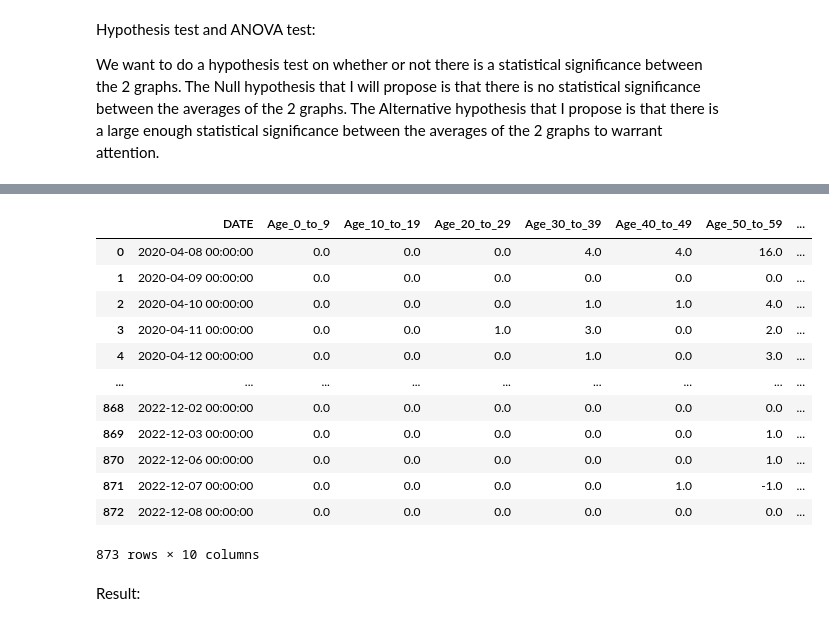
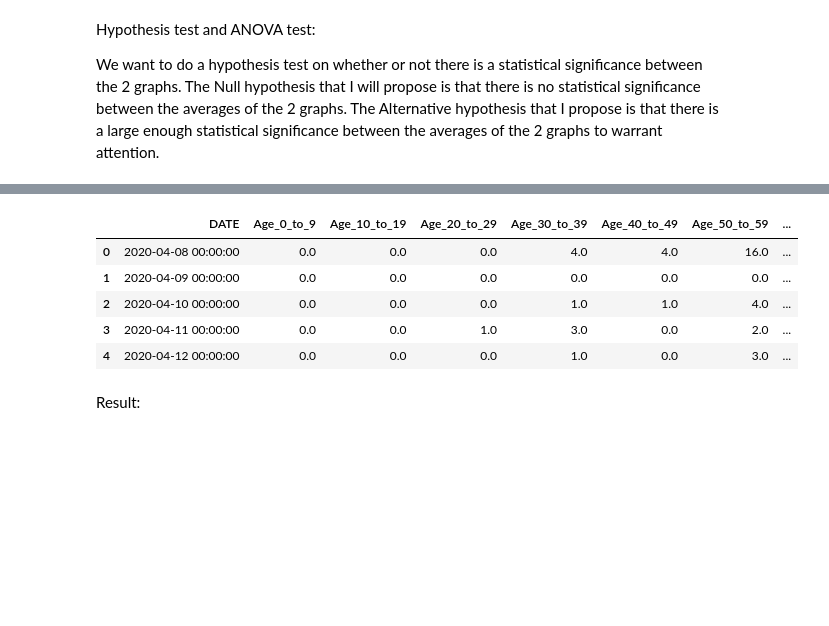
Before and after one commit to Pedro-Jose-da-Rocha-Mendonca/pedro-jose-da-rocha-mendonca.github.io, a Jupyter notebook: Main.ipynb, the cells around one changed output, grey strips where cells are left out. Cells and saved outputs as stored; diff of their text form; code cells hidden in the pictures; blank space fills up the shorter version.

```diff
--- a/Main.ipynb
+++ b/Main.ipynb
@@ -142,31 +124,24 @@ cases_data_set
 # %%
 # normalizing data for anova test
 for index in range(len(death_data_set) - 1, -1, -1):
     if index > 0:
         death_data_set.iat[index, 1] = death_data_set.iat[index, 1] - death_data_set.iat[index - 1, 1]
         death_data_set.iat[index, 2] = death_data_set.iat[index, 2] - death_data_set.iat[index - 1, 2]
         death_data_set.iat[index, 3] = death_data_set.iat[index, 3] - death_data_set.iat[index - 1, 3]
         death_data_set.iat[index, 4] = death_data_set.iat[index, 4] - death_data_set.iat[index - 1, 4]
         death_data_set.iat[index, 5] = death_data_set.iat[index, 5] - death_data_set.iat[index - 1, 5]
         death_data_set.iat[index, 6] = death_data_set.iat[index, 6] - death_data_set.iat[index - 1, 6]
         death_data_set.iat[index, 7] = death_data_set.iat[index, 7] - death_data_set.iat[index - 1, 7]
         death_data_set.iat[index, 8] = death_data_set.iat[index, 8] - death_data_set.iat[index - 1, 8]
         death_data_set.iat[index, 9] = death_data_set.iat[index, 9] - death_data_set.iat[index - 1, 9]
-death_data_set
+death_data_set.head()
 # %% [output]
 |  | DATE | Age_0_to_9 | Age_10_to_19 | Age_20_to_29 | Age_30_to_39 | Age_40_to_49 | Age_50_to_59 | ... |
 | 0 | 2020-04-08 00:00:00 | 0.0 | 0.0 | 0.0 | 4.0 | 4.0 | 16.0 | ... |
 | 1 | 2020-04-09 00:00:00 | 0.0 | 0.0 | 0.0 | 0.0 | 0.0 | 0.0 | ... |
 | 2 | 2020-04-10 00:00:00 | 0.0 | 0.0 | 0.0 | 1.0 | 1.0 | 4.0 | ... |
 | 3 | 2020-04-11 00:00:00 | 0.0 | 0.0 | 1.0 | 3.0 | 0.0 | 2.0 | ... |
 | 4 | 2020-04-12 00:00:00 | 0.0 | 0.0 | 0.0 | 1.0 | 0.0 | 3.0 | ... |
-| ... | ... | ... | ... | ... | ... | ... | ... | ... |
-| 868 | 2022-12-02 00:00:00 | 0.0 | 0.0 | 0.0 | 0.0 | 0.0 | 0.0 | ... |
-| 869 | 2022-12-03 00:00:00 | 0.0 | 0.0 | 0.0 | 0.0 | 0.0 | 1.0 | ... |
-| 870 | 2022-12-06 00:00:00 | 0.0 | 0.0 | 0.0 | 0.0 | 0.0 | 1.0 | ... |
-| 871 | 2022-12-07 00:00:00 | 0.0 | 0.0 | 0.0 | 0.0 | 1.0 | -1.0 | ... |
-| 872 | 2022-12-08 00:00:00 | 0.0 | 0.0 | 0.0 | 0.0 | 0.0 | 0.0 | ... |
-873 rows × 10 columns
 # %% [markdown]
 Result:
 # %%
```
Also changed, not shown: parts of 26 cells of this notebook.
